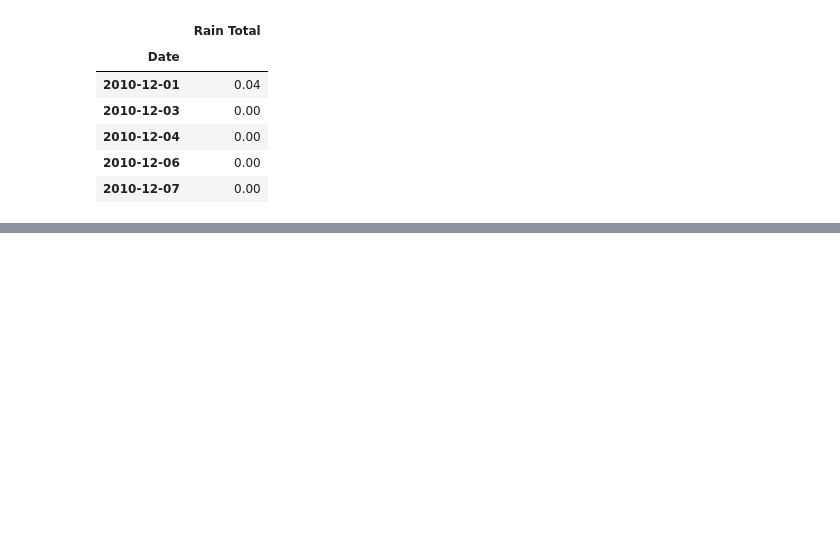
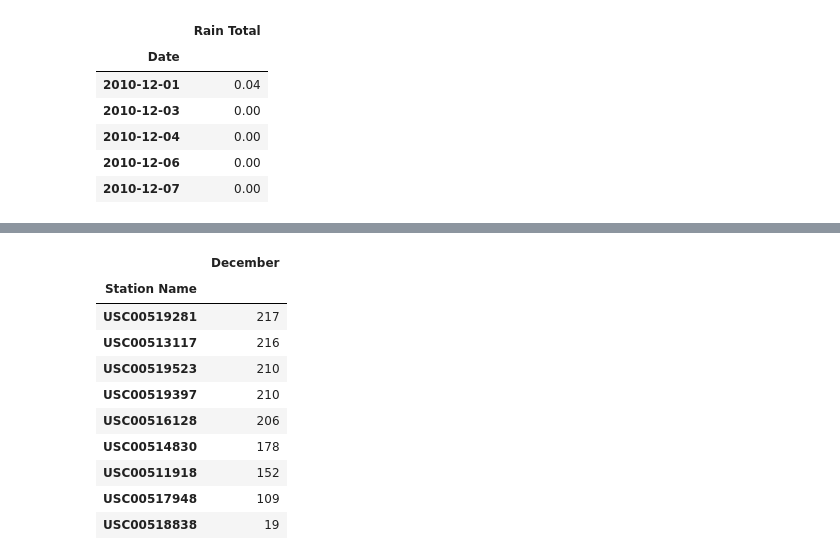
Before and after one commit to david-garza/surfs_up, a Jupyter notebook: SurfsUp_Challenge.ipynb, the cells around one changed output, grey strips where cells are left out. Cells and saved outputs as stored; diff of their text form; code cells hidden in the pictures; blank space fills up the shorter version.

```diff
--- a/SurfsUp_Challenge.ipynb
+++ b/SurfsUp_Challenge.ipynb
@@ -231,0 +273,14 @@ pd.DataFrame(dry_dic,index=[0])
+# %%
+dec_station_df
+# %% [output]
+|  | December |
+| Station Name |  |
+| USC00519281 | 217 |
+| USC00513117 | 216 |
+| USC00519523 | 210 |
+| USC00519397 | 210 |
+| USC00516128 | 206 |
+| USC00514830 | 178 |
+| USC00511918 | 152 |
+| USC00517948 | 109 |
+| USC00518838 | 19 |
```
Also changed, not shown: parts of 12 cells of this notebook, 5 other files.
